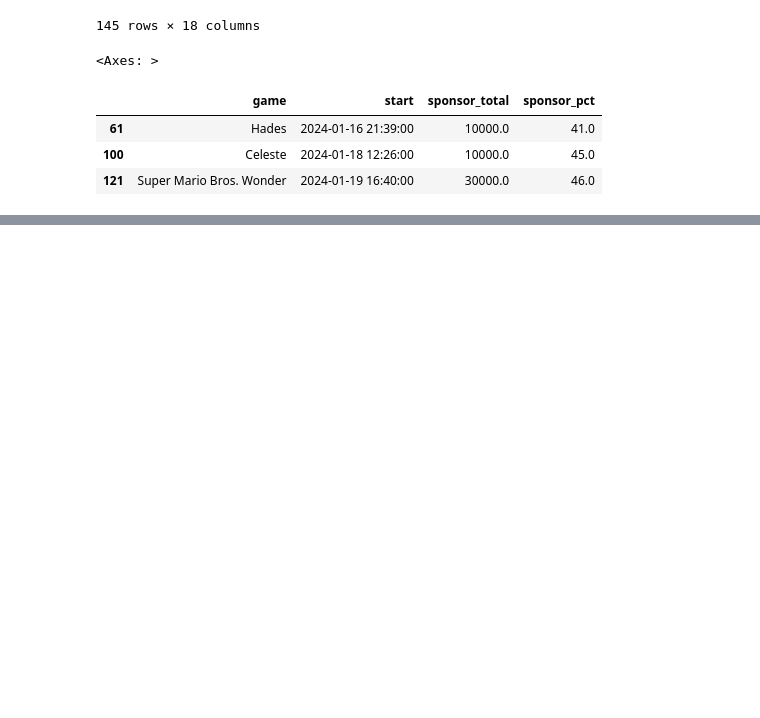
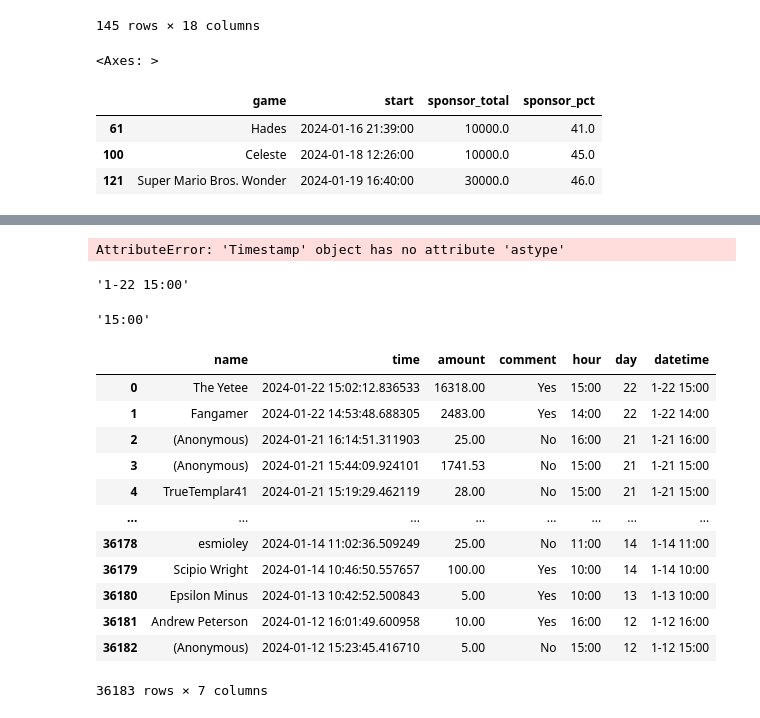
Before and after one commit to DouglasJBruce/GDQ_Analysis, a Jupyter notebook: exploration of games done quick donations.ipynb, the cells around one changed output, grey strips where cells are left out. Cells and saved outputs as stored; diff of their text form; code cells hidden in the pictures; blank space fills up the shorter version.

```diff
--- a/exploration of games done quick donations.ipynb
+++ b/exploration of games done quick donations.ipynb
@@ -1221,0 +1267,4 @@ plt.xticks(rotation = 0);
+# %%
+[x.astype(str)[2:4] for x in dona['time']]
+# %% [output]
+AttributeError: 'Timestamp' object has no attribute 'astype'
@@ -1221,0 +1273,32 @@ plt.xticks(rotation = 0);
+# %%
+dona['datetime'] = dona['datetime'].astype(str)
+# %%
+dona['datetime'][0][6:14]+'00'
+# %% [output]
+'1-22 15:00'
+# %%
+dona['datetime'] = [x[6:14]+'00' for x in dona['datetime']]
+# %%
+dona = dona.rename(columns = {'dayhour':'hour'})
+# %%
+dona.hour[0][-2:]+':00'
+# %% [output]
+'15:00'
+# %%
+dona.hour = [x[-2:]+':00' for x in dona.hour]
+# %%
+dona
+# %% [output]
+|  | name | time | amount | comment | hour | day | datetime |
+| 0 | The Yetee | 2024-01-22 15:02:12.836533 | 16318.00 | Yes | 15:00 | 22 | 1-22 15:00 |
+| 1 | Fangamer | 2024-01-22 14:53:48.688305 | 2483.00 | Yes | 14:00 | 22 | 1-22 14:00 |
+| 2 | (Anonymous) | 2024-01-21 16:14:51.311903 | 25.00 | No | 16:00 | 21 | 1-21 16:00 |
+| 3 | (Anonymous) | 2024-01-21 15:44:09.924101 | 1741.53 | No | 15:00 | 21 | 1-21 15:00 |
+| 4 | TrueTemplar41 | 2024-01-21 15:19:29.462119 | 28.00 | No | 15:00 | 21 | 1-21 15:00 |
+| ... | ... | ... | ... | ... | ... | ... | ... |
+| 36178 | esmioley | 2024-01-14 11:02:36.509249 | 25.00 | No | 11:00 | 14 | 1-14 11:00 |
+| 36179 | Scipio Wright | 2024-01-14 10:46:50.557657 | 100.00 | Yes | 10:00 | 14 | 1-14 10:00 |
+| 36180 | Epsilon Minus | 2024-01-13 10:42:52.500843 | 5.00 | Yes | 10:00 | 13 | 1-13 10:00 |
+| 36181 | Andrew Peterson | 2024-01-12 16:01:49.600958 | 10.00 | Yes | 16:00 | 12 | 1-12 16:00 |
+| 36182 | (Anonymous) | 2024-01-12 15:23:45.416710 | 5.00 | No | 15:00 | 12 | 1-12 15:00 |
+36183 rows × 7 columns
```
Also changed, not shown: parts of 33 cells of this notebook, 2 other files.
